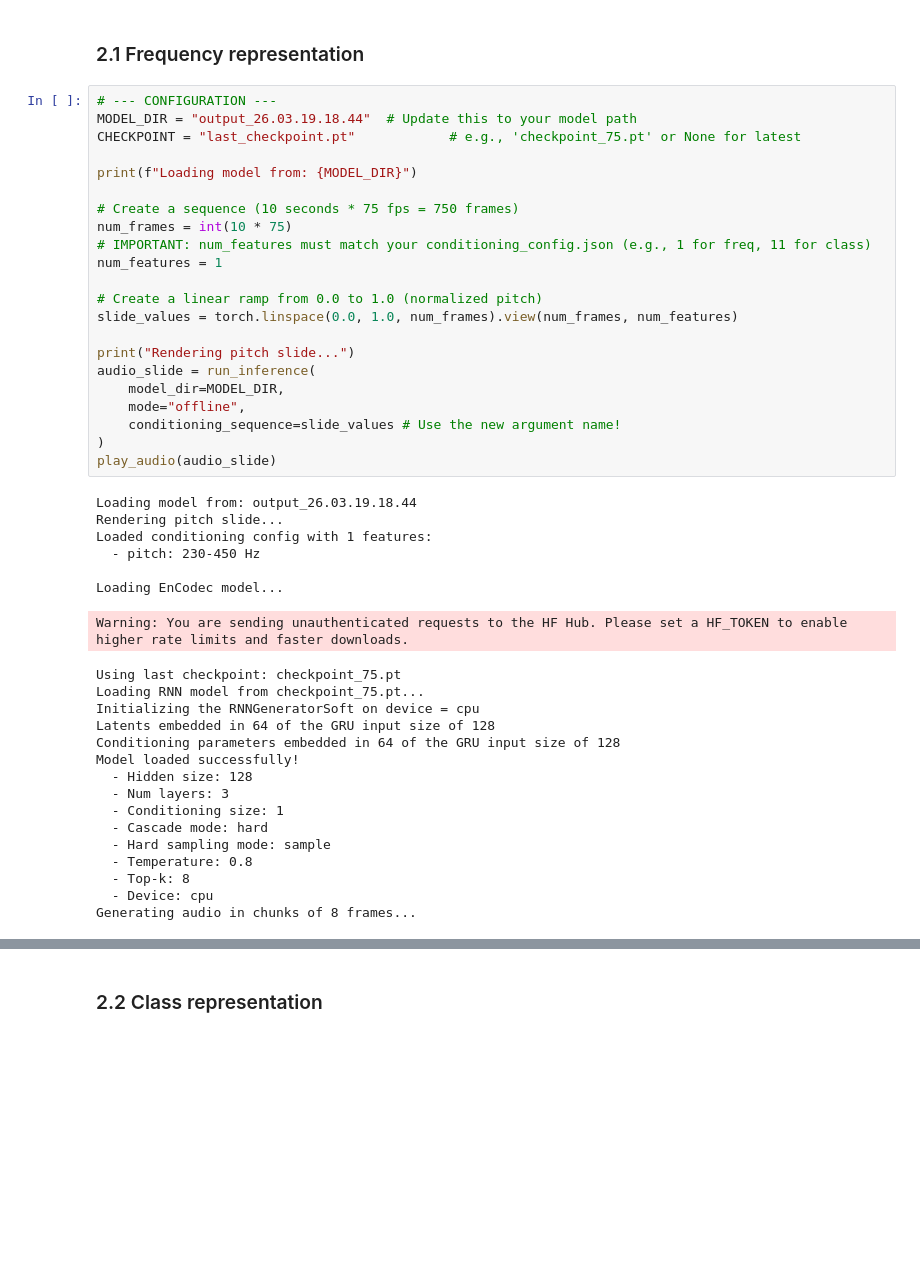
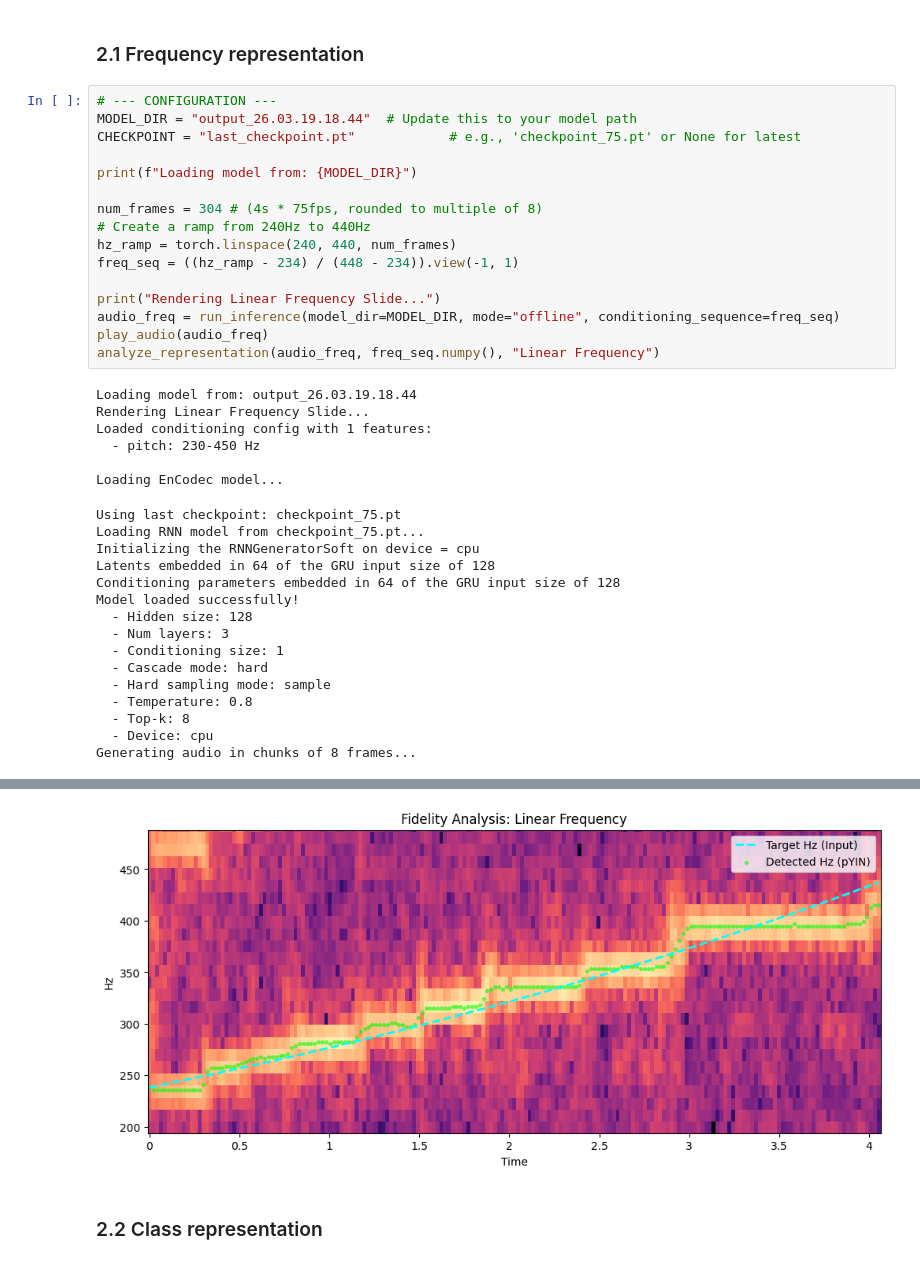
Before and after one commit to fredericVaquer/generative_audio_final_project, a Jupyter notebook: rnencodec_notebooks/4_sonic_examples.ipynb, the cells around one changed output, grey strips where cells are left out. Cells and saved outputs as stored; diff of their text form; blank space fills up the shorter version.

Commit message:
last inference changes

```diff
--- a/rnencodec_notebooks/4_sonic_examples.ipynb
+++ b/rnencodec_notebooks/4_sonic_examples.ipynb
@@ -15,49 +58,43 @@ The idea here will be to look at the different representations and see which can
 # %%
 # --- CONFIGURATION ---
 MODEL_DIR = "output_26.03.19.18.44"  # Update this to your model path
 CHECKPOINT = "last_checkpoint.pt"            # e.g., 'checkpoint_75.pt' or None for latest
 
 print(f"Loading model from: {MODEL_DIR}")
 
-# Create a sequence (10 seconds * 75 fps = 750 frames)
-num_frames = int(10 * 75)
-# IMPORTANT: num_features must match your conditioning_config.json (e.g., 1 for freq, 11 for class)
-num_features = 1
+num_frames = 304 # (4s * 75fps, rounded to multiple of 8)
+# Create a ramp from 240Hz to 440Hz
+hz_ramp = torch.linspace(240, 440, num_frames)
+freq_seq = ((hz_ramp - 234) / (448 - 234)).view(-1, 1)
 
-# Create a linear ramp from 0.0 to 1.0 (normalized pitch)
-slide_values = torch.linspace(0.0, 1.0, num_frames).view(num_frames, num_features)
-
-print("Rendering pitch slide...")
-audio_slide = run_inference(
-    model_dir=MODEL_DIR,
-    mode="offline",
-    conditioning_sequence=slide_values # Use the new argument name!
-)
-play_audio(audio_slide)
+print("Rendering Linear Frequency Slide...")
+audio_freq = run_inference(model_dir=MODEL_DIR, mode="offline", conditioning_sequence=freq_seq)
+play_audio(audio_freq)
+analyze_representation(audio_freq, freq_seq.numpy(), "Linear Frequency")
 # %% [output]
 Loading model from: output_26.03.19.18.44
-Rendering pitch slide...
+Rendering Linear Frequency Slide...
 Loaded conditioning config with 1 features:
   - pitch: 230-450 Hz
 
 Loading EnCodec model...
-Warning: You are sending unauthenticated requests to the HF Hub. Please set a HF_TOKEN to enable higher rate limits and faster downloads.
+Using last checkpoint: checkpoint_75.pt
+Loading RNN model from checkpoint_75.pt...
+Initializing the RNNGeneratorSoft on device = cpu
+Latents embedded in 64 of the GRU input size of 128
+Conditioning parameters embedded in 64 of the GRU input size of 128
+Model loaded successfully!
+  - Hidden size: 128
+  - Num layers: 3
+  - Conditioning size: 1
+  - Cascade mode: hard
+  - Hard sampling mode: sample
+  - Temperature: 0.8
+  - Top-k: 8
+  - Device: cpu
+Generating audio in chunks of 8 frames...
-Using last checkpoint: checkpoint_75.pt
-Loading RNN model from checkpoint_75.pt...
-Initializing the RNNGeneratorSoft on device = cpu
-Latents embedded in 64 of the GRU input size of 128
-Conditioning parameters embedded in 64 of the GRU input size of 128
-Model loaded successfully!
-  - Hidden size: 128
-  - Num layers: 3
-  - Conditioning size: 1
-  - Cascade mode: hard
-  - Hard sampling mode: sample
-  - Temperature: 0.8
-  - Top-k: 8
-  - Device: cpu
-Generating audio in chunks of 8 frames...
 [interactive output not drawn]
+[figure, added]
 # %% [markdown]
 ### 2.2 Class representation
 # %%
```
Also changed, not shown: parts of 7 cells of this notebook, 1 other file.
